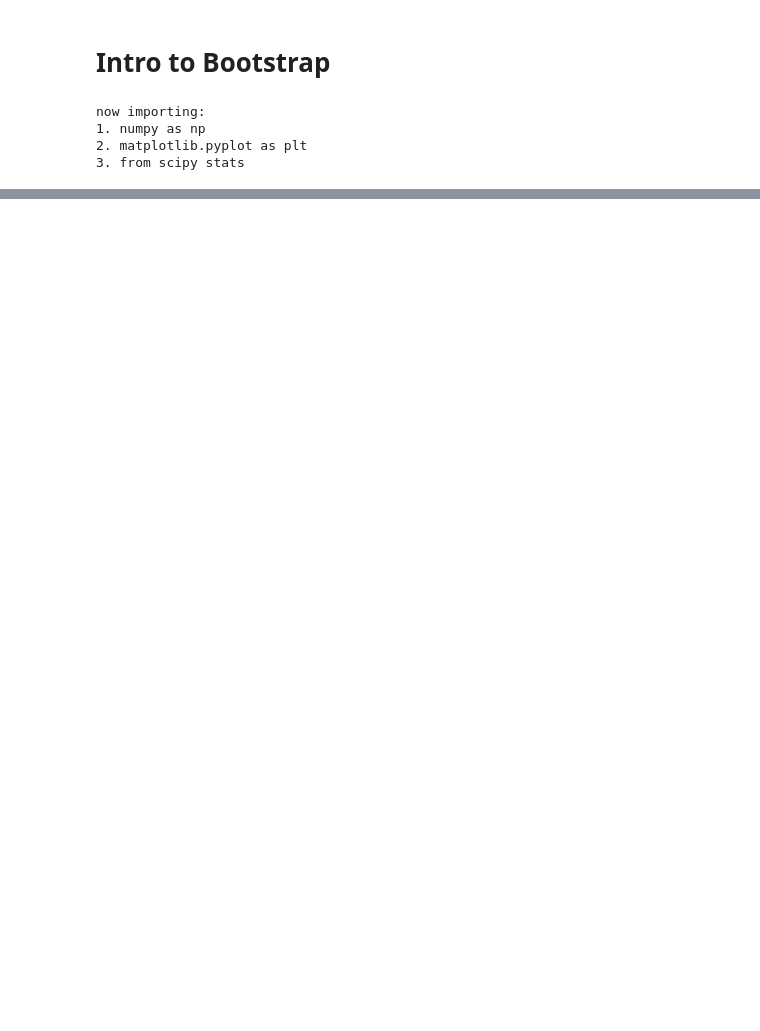
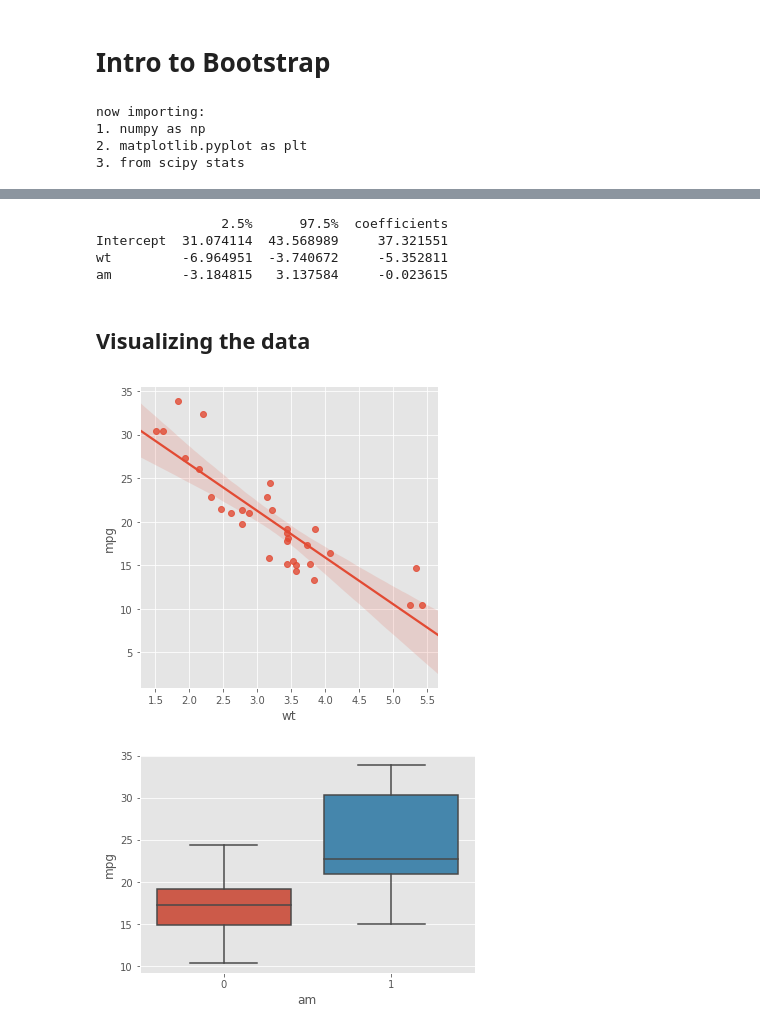
Before and after one commit to Johnnyboycurtis/MCMC, a Jupyter notebook: Bootstrap/notebook/4 Bootstrap.ipynb, the cells around one changed output, grey strips where cells are left out. Cells and saved outputs as stored; diff of their text form; code cells hidden in the pictures; blank space fills up the shorter version.

```diff
--- a/Bootstrap/notebook/4 Bootstrap.ipynb
+++ b/Bootstrap/notebook/4 Bootstrap.ipynb
@@ -269,0 +124,22 @@ Another method for applying the bootstrap approach to building an empirical dist
+# %%
+confint = fit.conf_int() ## get confidence intervals for parameter estimates
+confint.columns = ['2.5%', '97.5%'] ## rename columns, otherwise they are [0, 1]
+confint['coefficients'] = fit.params ## get parameter estimates
+print(confint)
+# %% [output]
+                2.5%      97.5%  coefficients
+Intercept  31.074114  43.568989     37.321551
+wt         -6.964951  -3.740672     -5.352811
+am         -3.184815   3.137584     -0.023615
+# %% [markdown]
+## Visualizing the data
+# %%
+import seaborn as sns
+g = sns.lmplot(x="wt", y="mpg", data=mtcars)
+plt.show()
+
+h = sns.boxplot(x="am", y="mpg", data=mtcars)
+plt.show()
+# %% [output]
+[figure, added]
+[figure, added]
```
Also changed, not shown: parts of 16 cells of this notebook, 1 other file.
